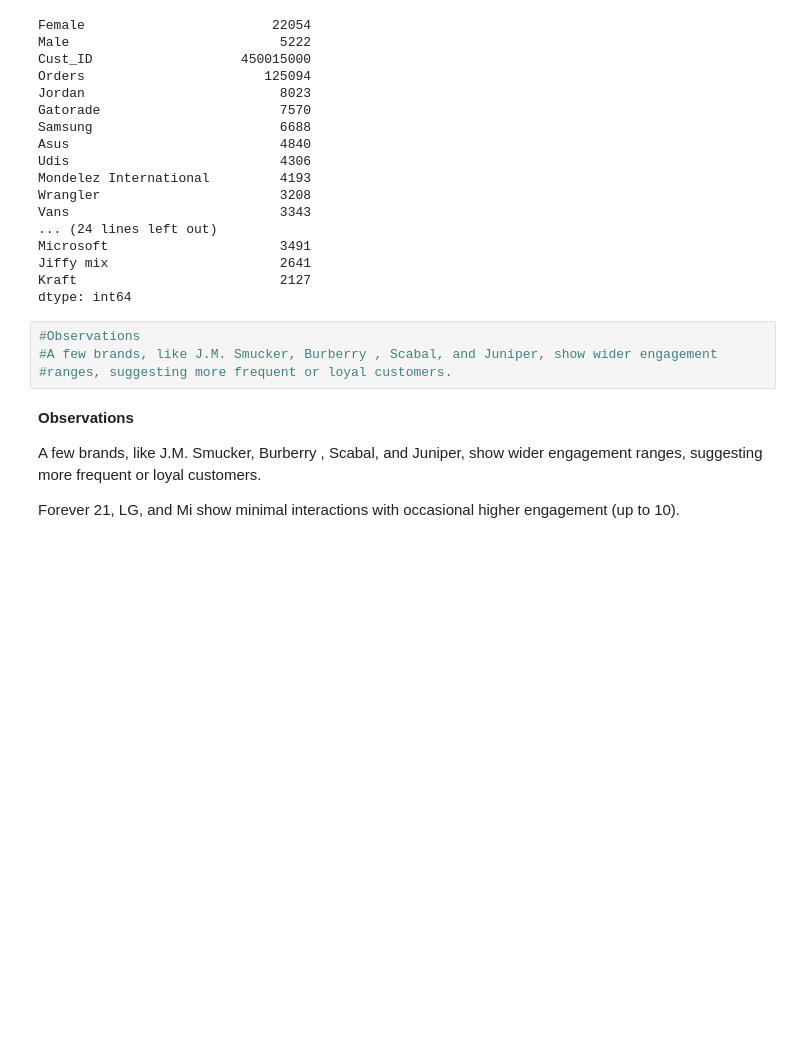
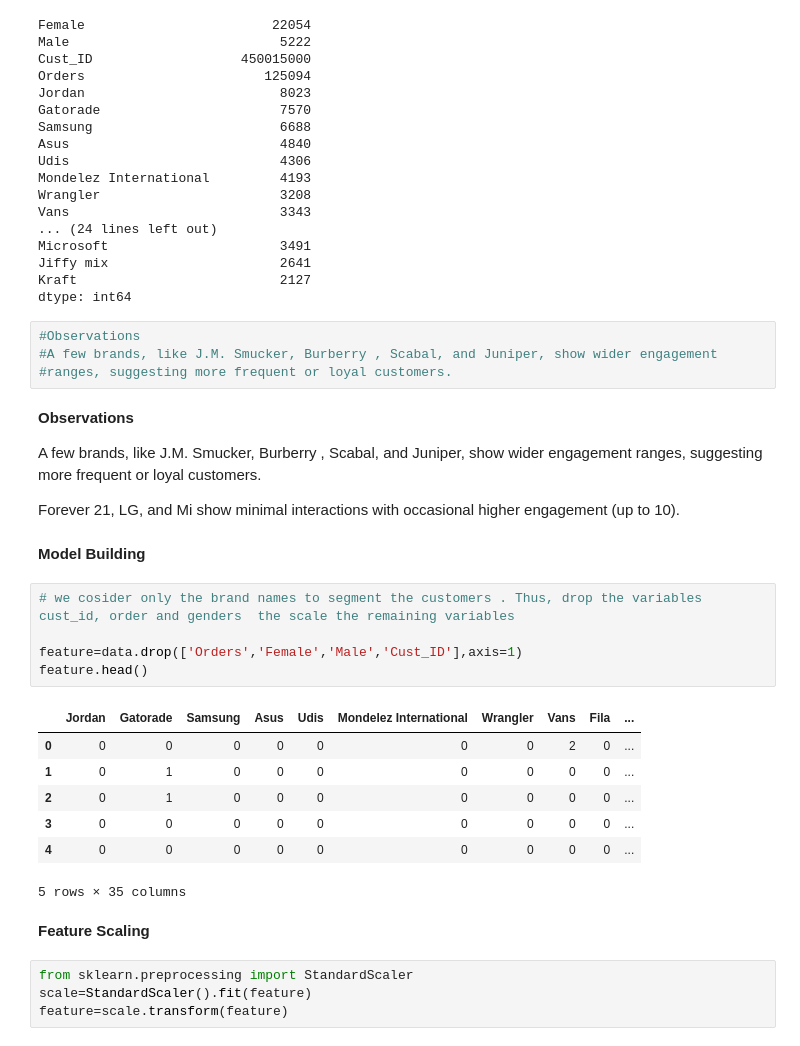
Before and after one commit to anuj123-45/Customer_Segmentation, a Jupyter notebook: Customer_Segementation.ipynb, the cells around one changed output. Saved outputs shown, nothing was run; the diff lists cells and outputs as text; blank space fills up the shorter version.

Commit message:
Model build

```diff
--- a/Customer_Segementation.ipynb
+++ b/Customer_Segementation.ipynb
@@ -226,3 +226,24 @@ A few brands, like J.M. Smucker, Burberry , Scabal, and Juniper, show wider enga
 ranges, suggesting more frequent or loyal customers.
 
 Forever 21, LG, and Mi show minimal interactions with occasional higher engagement (up to 10).
+# %% [markdown]
+**Model Building**
+# %%
+# we cosider only the brand names to segment the customers . Thus, drop the variables cust_id, order and genders  the scale the remaining variables
+
+feature=data.drop(['Orders','Female','Male','Cust_ID'],axis=1)
+feature.head()
+# %% [output]
+|  | Jordan | Gatorade | Samsung | Asus | Udis | Mondelez International | Wrangler | Vans | Fila | ... |
+| 0 | 0 | 0 | 0 | 0 | 0 | 0 | 0 | 2 | 0 | ... |
+| 1 | 0 | 1 | 0 | 0 | 0 | 0 | 0 | 0 | 0 | ... |
+| 2 | 0 | 1 | 0 | 0 | 0 | 0 | 0 | 0 | 0 | ... |
+| 3 | 0 | 0 | 0 | 0 | 0 | 0 | 0 | 0 | 0 | ... |
+| 4 | 0 | 0 | 0 | 0 | 0 | 0 | 0 | 0 | 0 | ... |
+5 rows × 35 columns
+# %% [markdown]
+**Feature Scaling**
+# %%
+from sklearn.preprocessing import StandardScaler
+scale=StandardScaler().fit(feature)
+feature=scale.transform(feature)
```
Also changed, not shown: parts of 10 cells of this notebook.
